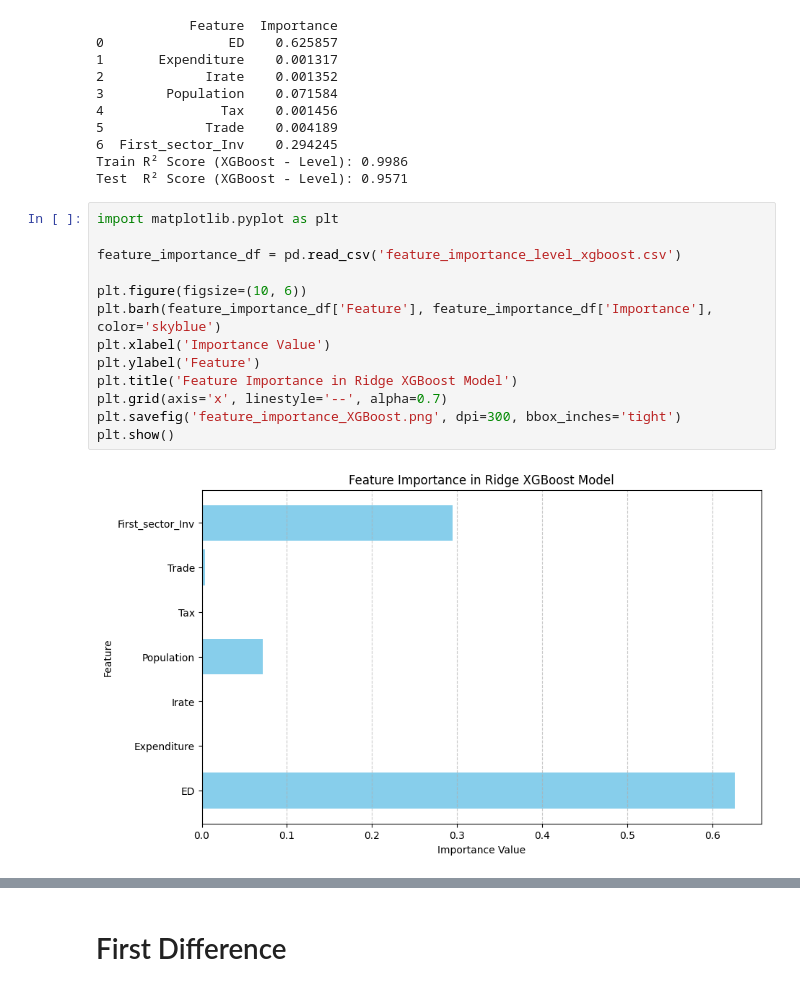
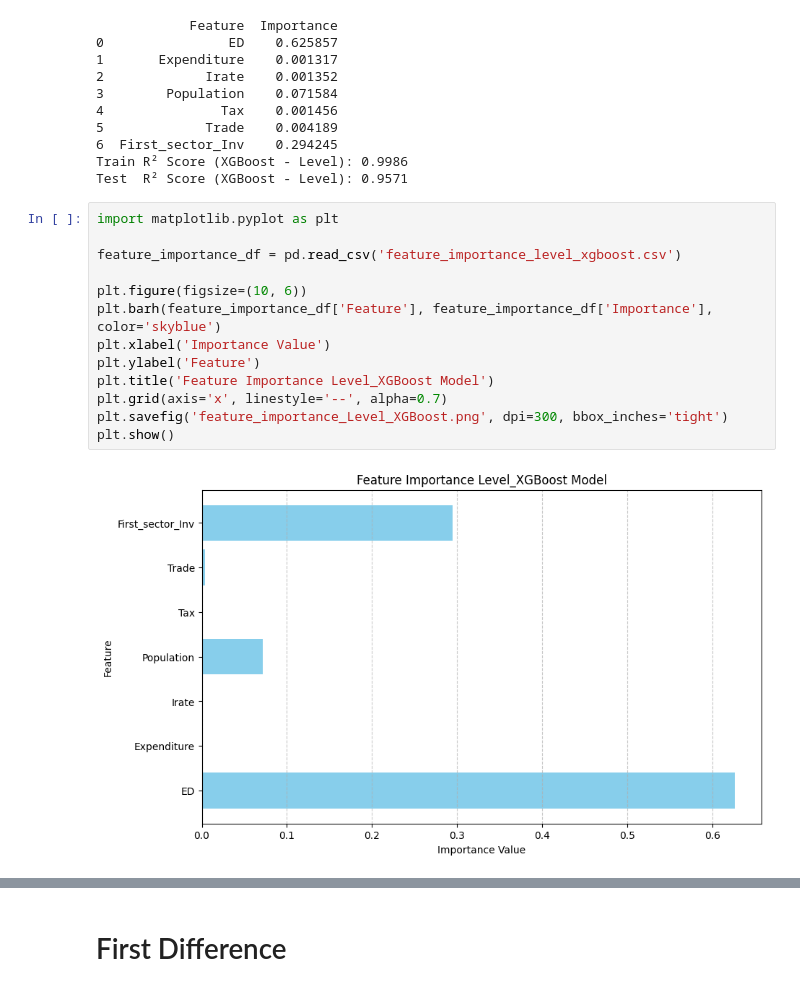
Before and after one commit to Hossein-John/GDP-Model, a Jupyter notebook: Sectoral/Implementation/Coefficients/Global model/Code.ipynb, the cells around one changed output, grey strips where cells are left out. Cells and saved outputs as stored; diff of their text form.

```diff
--- a/Sectoral/Implementation/Coefficients/Global model/Code.ipynb
+++ b/Sectoral/Implementation/Coefficients/Global model/Code.ipynb
@@ -153,15 +337,15 @@ Test  R² Score (XGBoost - Level): 0.9571
 # %%
 import matplotlib.pyplot as plt
 
 feature_importance_df = pd.read_csv('feature_importance_level_xgboost.csv')
 
 plt.figure(figsize=(10, 6))
 plt.barh(feature_importance_df['Feature'], feature_importance_df['Importance'], color='skyblue')
 plt.xlabel('Importance Value')
 plt.ylabel('Feature')
-plt.title('Feature Importance in Ridge XGBoost Model')
+plt.title('Feature Importance Level_XGBoost Model')
 plt.grid(axis='x', linestyle='--', alpha=0.7)
-plt.savefig('feature_importance_XGBoost.png', dpi=300, bbox_inches='tight')
+plt.savefig('feature_importance_Level_XGBoost.png', dpi=300, bbox_inches='tight')
 plt.show()
 # %% [output]
-[figure, old version]
+[figure, new version]
```
Also changed, not shown: parts of 44 cells of this notebook, 6 other files.
